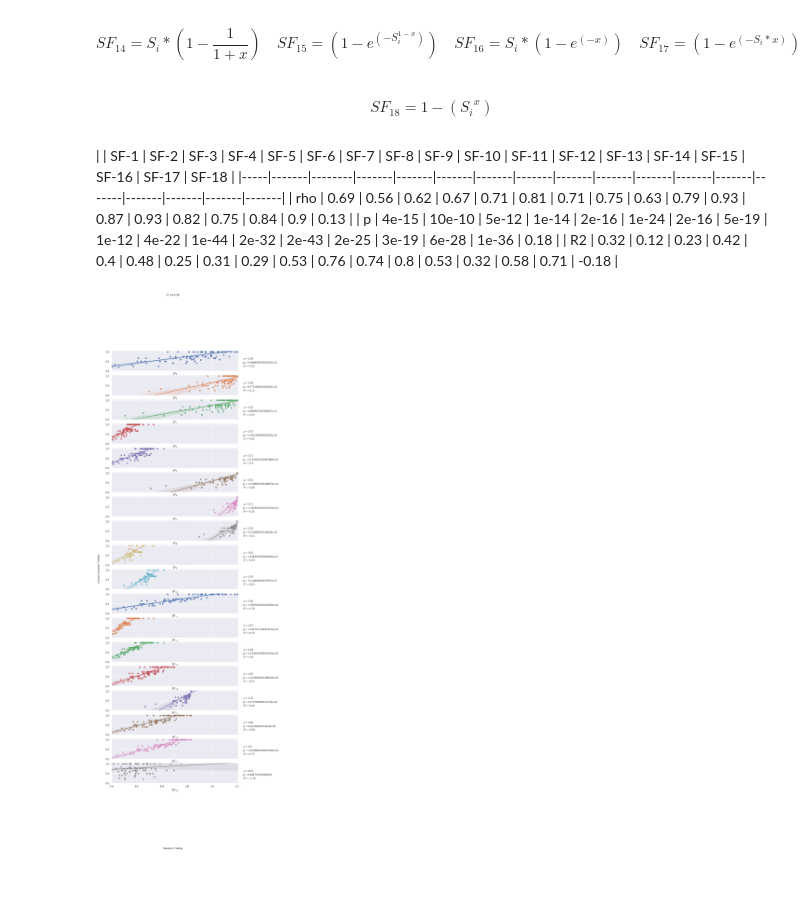
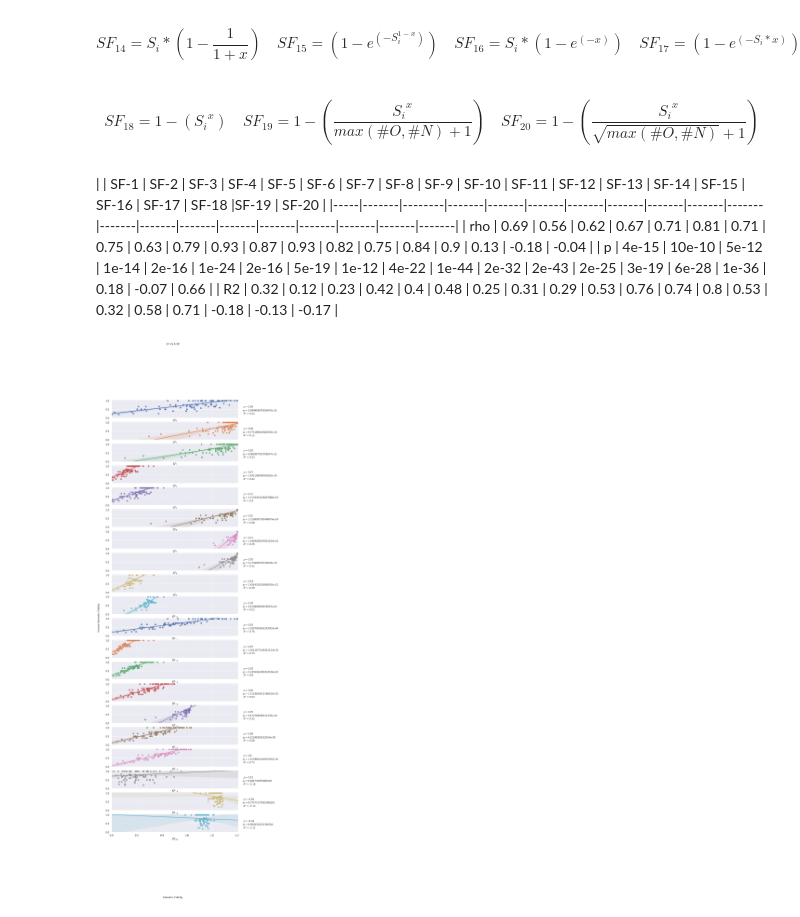
Before and after one commit to pranavAL/Semantic_Fidelity-and-Egoshots, a Jupyter notebook: SFs_plot.ipynb, the cells around one changed output. Drawn from its saved outputs; the diff is of its cells as text; code cells hidden in the pictures; blank space fills up the shorter version.

```diff
--- a/SFs_plot.ipynb
+++ b/SFs_plot.ipynb
@@ -77,6 +77,8 @@ SF_15 = [value for value in data['SF_15']]
 SF_16 = [value for value in data['SF_16']]
 SF_17 = [value for value in data['SF_17']]
 SF_18 = [value for value in data['SF_18']]
+SF_19 = [value for value in data['SF_19']]
+SF_20 = [value for value in data['SF_20']]
 # %% [markdown]
 $$x=\frac{\#N}{\#O} \quad y=\frac{\#O}{\#N}$$
 # %% [markdown]
@@ -87,44 +89,46 @@ $$SF_6 = {S_i}^{1-x}\quad SF_7 = {S_i}^{\frac{1-x}{max(\#O,\#N)+1}}\quad SF_8 =
 $$SF_{11} = {S_i}*{x} \quad SF_{12} = {S_i}*{\frac{x}{max(\#O,\#N)+1}}\quad SF_{13} = {S_i}*{\frac{x}{\sqrt{max(\#O,\#N)}+1}}$$
 # %% [markdown]
 $$ SF_{14} = {S_i}*(1-\frac{1}{1+x}) \quad SF_{15} = (1-e^{(-S_i^{1-x})})\quad SF_{16} = {S_i}*(1-e^{(-x)}) \quad SF_{17} = (1-e^{(-S_i*x)})$$
-# %% [markdown]
-$$SF_{18} = 1 - ({S_i}^{x})$$
+# %% [markdown]
+$$SF_{18} = 1 - ({S_i}^{x}) \quad SF_{19} = 1 - ({\frac{{S_i}^{x}}{max(\#O,\#N)+1}})\quad SF_{20} = 1 -({\frac{{S_i}^{x}}{\sqrt{max(\#O,\#N)}+1}})$$
 # %% [markdown]
-|     | SF-1  | SF-2   | SF-3  | SF-4  | SF-5  | SF-6  | SF-7  | SF-8  | SF-9  | SF-10 | SF-11 | SF-12 | SF-13 | SF-14 | SF-15 | SF-16 | SF-17 | SF-18 |
-|-----|-------|--------|-------|-------|-------|-------|-------|-------|-------|-------|-------|-------|-------|-------|-------|-------|-------|
-| rho | 0.69  | 0.56   | 0.62  | 0.67  | 0.71  | 0.81  | 0.71  | 0.75  | 0.63  | 0.79  | 0.93  | 0.87  | 0.93  | 0.82  | 0.75  | 0.84  | 0.9   |   0.13    |
-| p   | 4e-15 | 10e-10 | 5e-12 | 1e-14 | 2e-16 | 1e-24 | 2e-16 | 5e-19 | 1e-12 | 4e-22 | 1e-44 | 2e-32 | 2e-43 | 2e-25 | 3e-19 | 6e-28 | 1e-36 |   0.18    |
-| R2  | 0.32  | 0.12   | 0.23  | 0.42  | 0.4   | 0.48  | 0.25  | 0.31  | 0.29  | 0.53  | 0.76  | 0.74  | 0.8   | 0.53  | 0.32  | 0.58  | 0.71  |  -0.18      |
+|     | SF-1  | SF-2   | SF-3  | SF-4  | SF-5  | SF-6  | SF-7  | SF-8  | SF-9  | SF-10 | SF-11 | SF-12 | SF-13 | SF-14 | SF-15 | SF-16 | SF-17 | SF-18 |SF-19 | SF-20 |
+|-----|-------|--------|-------|-------|-------|-------|-------|-------|-------|-------|-------|-------|-------|-------|-------|-------|-------|-------|-------|
+| rho | 0.69  | 0.56   | 0.62  | 0.67  | 0.71  | 0.81  | 0.71  | 0.75  | 0.63  | 0.79  | 0.93  | 0.87  | 0.93  | 0.82  | 0.75  | 0.84  | 0.9   |   0.13    |  -0.18   | -0.04      |
+| p   | 4e-15 | 10e-10 | 5e-12 | 1e-14 | 2e-16 | 1e-24 | 2e-16 | 5e-19 | 1e-12 | 4e-22 | 1e-44 | 2e-32 | 2e-43 | 2e-25 | 3e-19 | 6e-28 | 1e-36 |   0.18    | -0.07   |   0.66    |
+| R2  | 0.32  | 0.12   | 0.23  | 0.42  | 0.4   | 0.48  | 0.25  | 0.31  | 0.29  | 0.53  | 0.76  | 0.74  | 0.8   | 0.53  | 0.32  | 0.58  | 0.71  |  -0.18      | -0.13   |  -0.17     |
 # %%
-fig, axs = plt.subplots(18, 1, sharex=True, sharey=True,figsize=(10,35))
+fig, axs = plt.subplots(20, 1, sharex=True, sharey=True,figsize=(10,35))
 
-((ax1, ax2, ax3, ax4, ax5, ax6, ax7, ax8, ax9, ax10, ax11, ax12, ax13, ax14, ax15, ax16, ax17, ax18)) = axs
+((ax1, ax2, ax3, ax4, ax5, ax6, ax7, ax8, ax9, ax10, ax11, ax12, ax13, ax14, ax15, ax16, ax17, ax18, ax19, ax20)) = axs
 
 SFvsHSF(SF_1,HSF,ax1,'$SF_{1}$')
 SFvsHSF(SF_2,HSF,ax2,'$SF_{2}$')
 SFvsHSF(SF_3,HSF,ax3,'$SF_{3}$')
 SFvsHSF(SF_4,HSF,ax4,'$SF_{4}$')
 SFvsHSF(SF_5,HSF,ax5,'$SF_{5}$')
 SFvsHSF(SF_6,HSF,ax6,'$SF_{6}$')
 SFvsHSF(SF_7,HSF,ax7,'$SF_{7}$')
 SFvsHSF(SF_8,HSF,ax8,'$SF_{8}$')
 SFvsHSF(SF_9,HSF,ax9,'$SF_{9}$')
 SFvsHSF(SF_10,HSF,ax10,'$SF_{10}$')
 SFvsHSF(SF_11,HSF,ax11,'$SF_{11}$')
 SFvsHSF(SF_12,HSF,ax12,'$SF_{12}$')
 SFvsHSF(SF_13,HSF,ax13,'$SF_{13}$')
 SFvsHSF(SF_14,HSF,ax14,'$SF_{14}$')
 SFvsHSF(SF_15,HSF,ax15,'$SF_{15}$')
 SFvsHSF(SF_16,HSF,ax16,'$SF_{16}$')
 SFvsHSF(SF_17,HSF,ax17,'$SF_{17}$')
 SFvsHSF(SF_18,HSF,ax18,'$SF_{18}$')
+SFvsHSF(SF_19,HSF,ax19,'$SF_{19}$')
+SFvsHSF(SF_20,HSF,ax20,'$SF_{20}$')
 
 fig.suptitle('SF vs HSF')
 
 fig.text(0.5, 0.01, 'Semantic Fidelity', ha='center')
 fig.text(0.04, 0.5, 'Human Semantic Fidelity', va='center', rotation='vertical')
 
 plt.ylim(top=1.05)
 plt.show()
 # %% [output]
-[figure, old version]
+[figure, new version]
```
Also changed, not shown: parts of 1 cell of this notebook, 1 other file.
